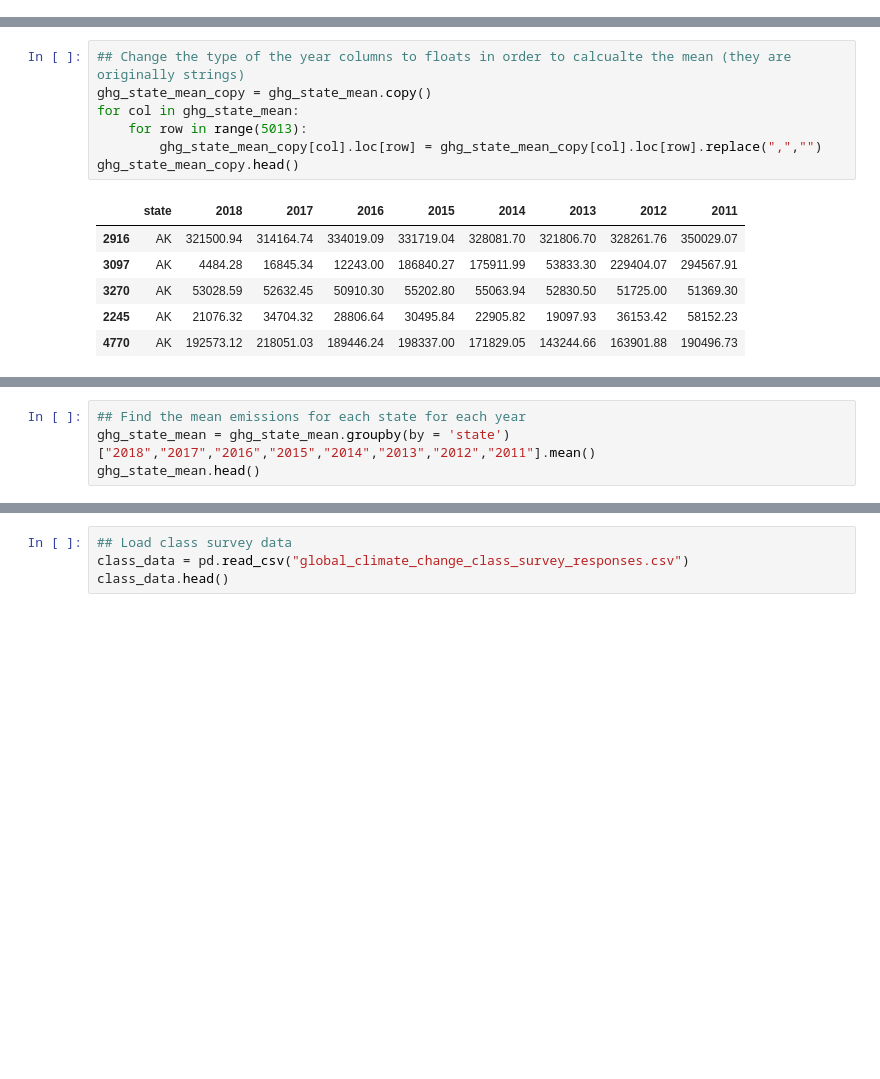
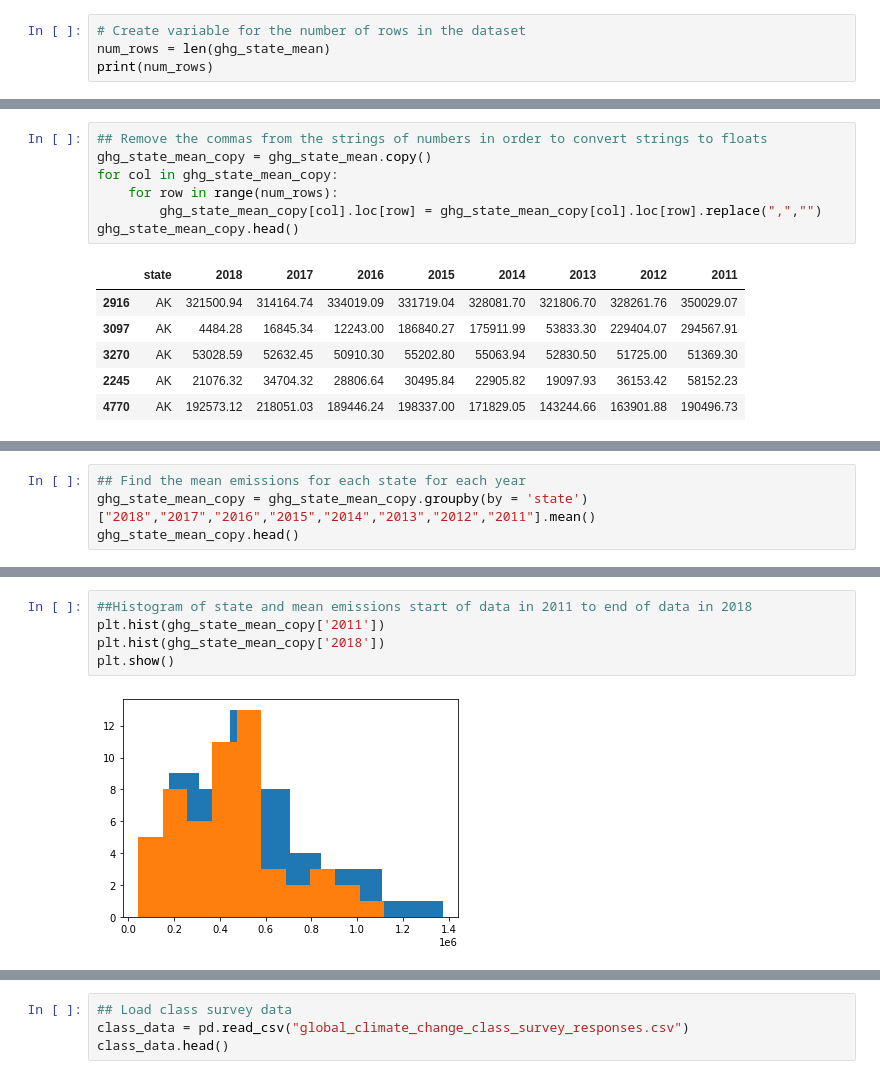
Before and after one commit to ariannacurillo/info2950-finalproject, a Jupyter notebook: phase2.ipynb, the cells around one changed output, grey strips where cells are left out. Saved outputs shown, nothing was run; the diff lists cells and outputs as text; blank space fills up the shorter version.

```diff
--- a/phase2.ipynb
+++ b/phase2.ipynb
@@ -139,3 +145,7 @@ ghg_state_mean.describe()
 | unique | 54 | 5168 | 5168 | 5172 | 5175 | 5176 | 5172 | 5173 | 5171 |
 | top | TX | 0.00 | 0.00 | 0.00 | 0.00 | 0.00 | 0.00 | 0.00 | 0.00 |
 | freq | 514 | 15 | 15 | 7 | 6 | 8 | 10 | 9 | 11 |
+# %%
+# Create variable for the number of rows in the dataset
+num_rows = len(ghg_state_mean)
+print(num_rows)
@@ -142,8 +154,8 @@ ghg_state_mean.describe()
 # %%
-## Change the type of the year columns to floats in order to calcualte the mean (they are originally strings)
+## Remove the commas from the strings of numbers in order to convert strings to floats
 ghg_state_mean_copy = ghg_state_mean.copy()
-for col in ghg_state_mean:
-    for row in range(5013):
+for col in ghg_state_mean_copy:
+    for row in range(num_rows):
         ghg_state_mean_copy[col].loc[row] = ghg_state_mean_copy[col].loc[row].replace(",","")
 ghg_state_mean_copy.head()
 # %% [output]
@@ -169,4 +179,4 @@ ValueError: could not convert string to float: '49,749.93'
 # %%
 ## Find the mean emissions for each state for each year
-ghg_state_mean = ghg_state_mean.groupby(by = 'state')["2018","2017","2016","2015","2014","2013","2012","2011"].mean()
-ghg_state_mean.head()
+ghg_state_mean_copy = ghg_state_mean_copy.groupby(by = 'state')["2018","2017","2016","2015","2014","2013","2012","2011"].mean()
+ghg_state_mean_copy.head()
@@ -172,0 +191,7 @@ ghg_state_mean.head()
+# %%
+##Histogram of state and mean emissions start of data in 2011 to end of data in 2018
+plt.hist(ghg_state_mean_copy['2011'])
+plt.hist(ghg_state_mean_copy['2018'])
+plt.show()
+# %% [output]
+[figure, added]
```
Also changed, not shown: parts of 33 cells of this notebook.
